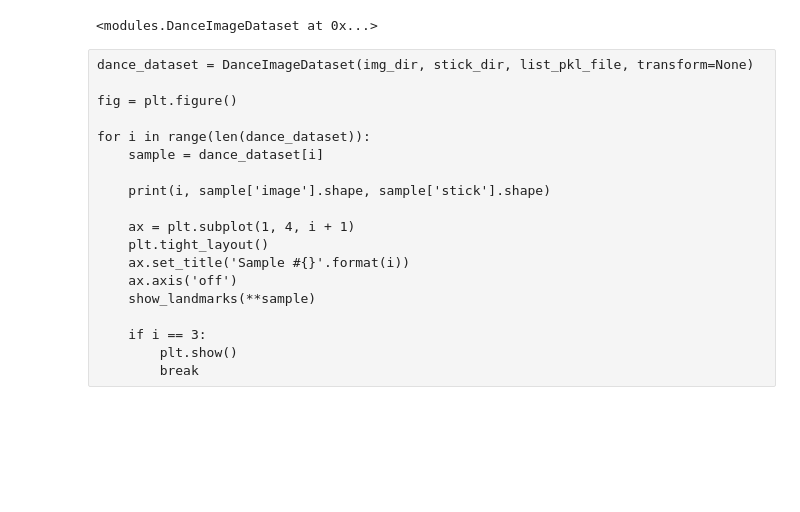
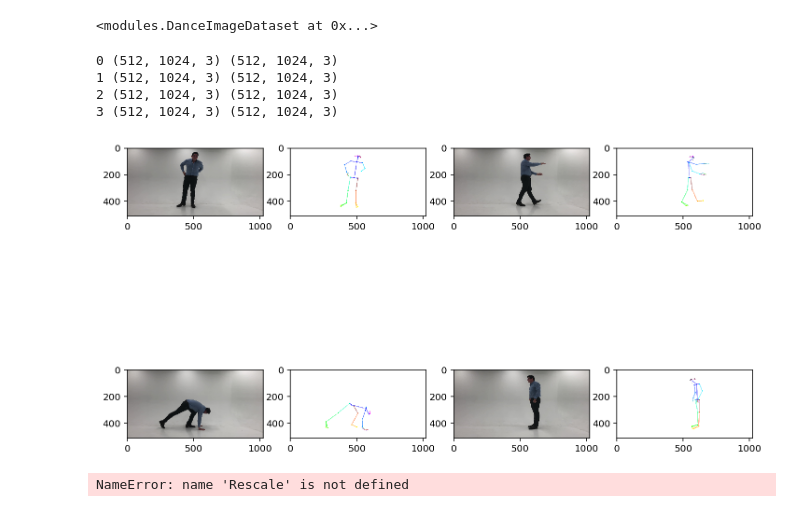
Before and after one commit to ElApseR/Everybody-Dance-Now, a Jupyter notebook: 02_pix2pix.ipynb, the cells around one changed output. Saved outputs shown, nothing was run; the diff lists cells and outputs as text; code cells hidden in the pictures; blank space fills up the shorter version.

```diff
--- a/02_pix2pix.ipynb
+++ b/02_pix2pix.ipynb
@@ -41,24 +42,31 @@ list_pkl_file = "./data/pickle/frame_name_list.pickle"
 DanceImageDataset(img_dir, stick_dir, list_pkl_file, transform=None)
 # %% [output]
 <modules.DanceImageDataset at 0x...>
-# %% [raw]
-dance_dataset = DanceImageDataset(img_dir, stick_dir, list_pkl_file, transform=None)
-
-fig = plt.figure()
-
-for i in range(len(dance_dataset)):
-    sample = dance_dataset[i]
-
-    print(i, sample['image'].shape, sample['stick'].shape)
-
-    ax = plt.subplot(1, 4, i + 1)
-    plt.tight_layout()
-    ax.set_title('Sample #{}'.format(i))
-    ax.axis('off')
-    show_landmarks(**sample)
-
-    if i == 3:
-        plt.show()
-        break
+# %%
+dance_dataset = DanceImageDataset(img_dir, stick_dir, list_pkl_file, transform=None)
+
+fig = plt.figure(figsize=(12,8))
+
+for i in range(len(dance_dataset)):
+    sample = dance_dataset[i]
+
+    print(i, sample['image'].shape, sample['stick'].shape)
+
+    row = 2
+    column = 4
+    fig.add_subplot(row, column, i*2 + 1)
+    plt.imshow(sample['image'])
+    fig.add_subplot(row, column, i*2 + 2)
+    plt.imshow(sample['stick'])
+
+    if i == 3:
+        plt.show()
+        break
+# %% [output]
+0 (512, 1024, 3) (512, 1024, 3)
+1 (512, 1024, 3) (512, 1024, 3)
+2 (512, 1024, 3) (512, 1024, 3)
+3 (512, 1024, 3) (512, 1024, 3)
+[figure, added]
 # %%
 train_loader = DataLoader(dataset=dance_dataset, batch_size=32, shuffle=True, num_workers=2)
@@ -64,0 +75,16 @@ train_loader = DataLoader(dataset=dance_dataset, batch_size=32, shuffle=True, nu
+# %%
+scale = Rescale(200)
+
+# Apply each of the above transforms on sample.
+fig = plt.figure()
+sample = dance_dataset[65]
+for i, tsfrm in enumerate([scale]):
+    transformed_sample = tsfrm(sample)
+
+    ax = plt.subplot(1, 3, i + 1)
+    plt.tight_layout()
+    ax.set_title(type(tsfrm).__name__)
+
+plt.show()
+# %% [output]
+NameError: name 'Rescale' is not defined
```
Also changed, not shown: parts of 2 cells of this notebook, 1 other file.
